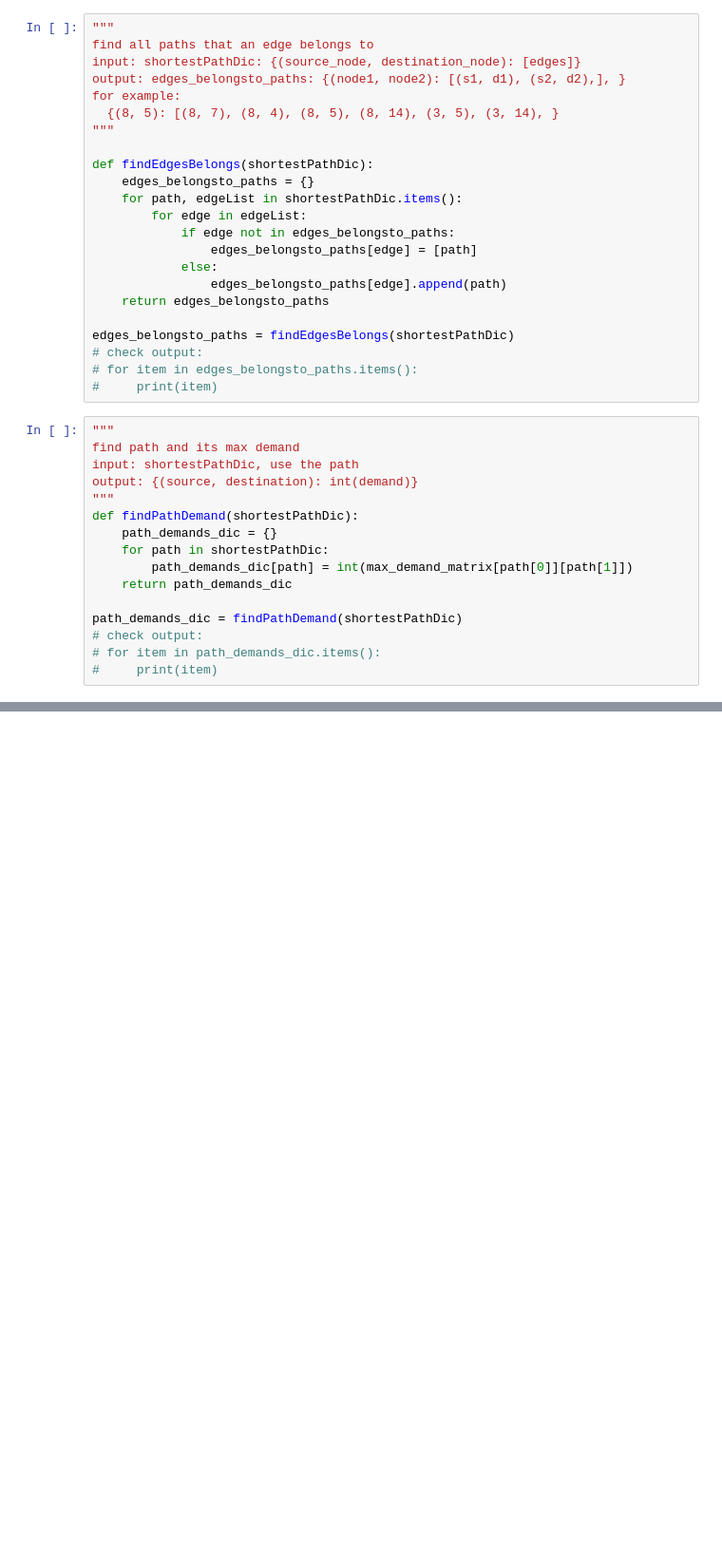
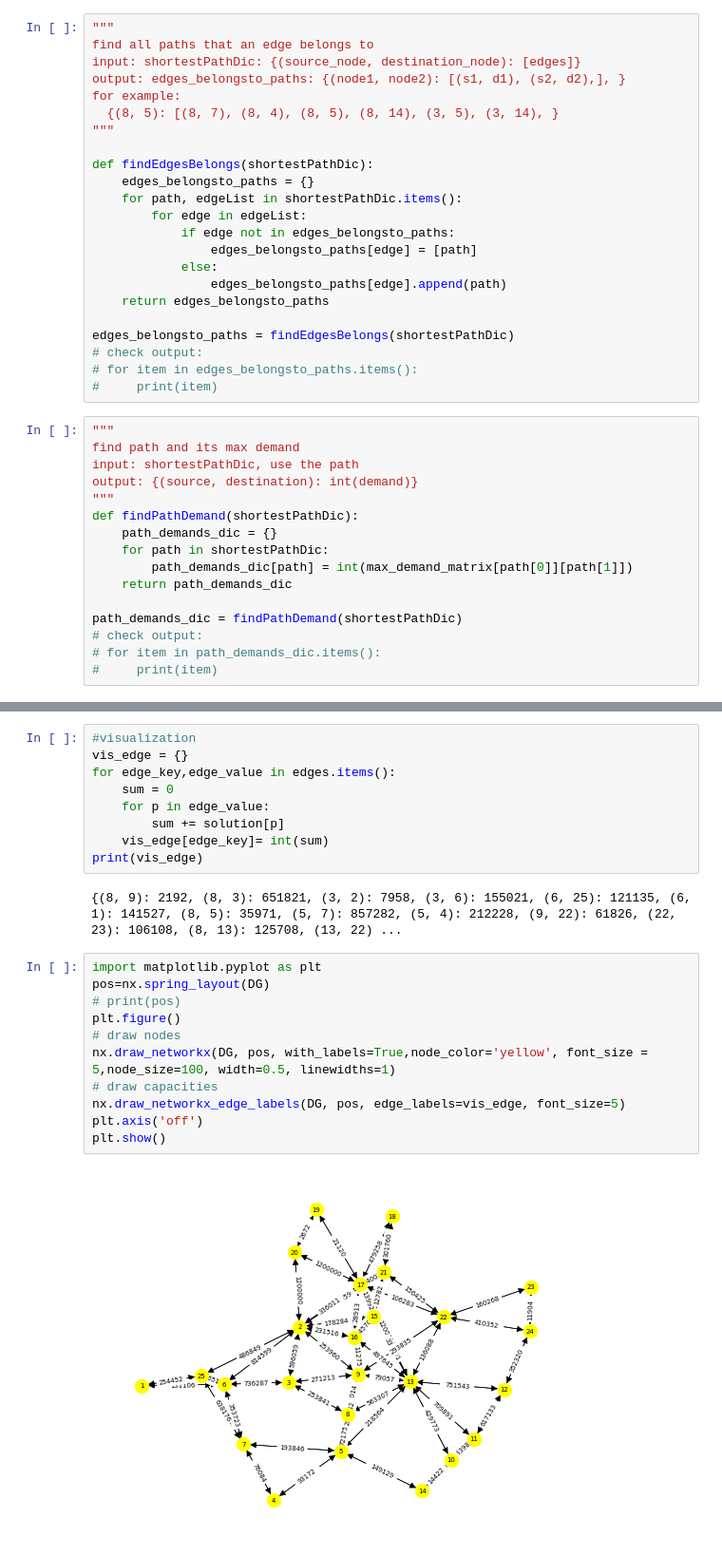
Before and after one commit to hans990807/CS5456_FinalProject, a Jupyter notebook: minMLU/minMLU.ipynb, the cells around one changed output, grey strips where cells are left out. Shown at 95% size. Saved outputs shown, nothing was run; the diff lists cells and outputs as text; blank space fills up the shorter version.

```diff
--- a/minMLU/minMLU.ipynb
+++ b/minMLU/minMLU.ipynb
@@ -297,0 +308,24 @@ NotImplementedError:
+# %%
+#visualization
+vis_edge = {}
+for edge_key,edge_value in edges.items():
+    sum = 0
+    for p in edge_value:
+        sum += solution[p]
+    vis_edge[edge_key]= int(sum)
+print(vis_edge)
+# %% [output]
+{(8, 9): 2192, (8, 3): 651821, (3, 2): 7958, (3, 6): 155021, (6, 25): 121135, (6, 1): 141527, (8, 5): 35971, (5, 7): 857282, (5, 4): 212228, (9, 22): 61826, (22, 23): 106108, (8, 13): 125708, (13, 22) ...
+# %%
+import matplotlib.pyplot as plt
+pos=nx.spring_layout(DG)
+# print(pos)
+plt.figure()
+# draw nodes
+nx.draw_networkx(DG, pos, with_labels=True,node_color='yellow', font_size = 5,node_size=100, width=0.5, linewidths=1)
+# draw capacities
+nx.draw_networkx_edge_labels(DG, pos, edge_labels=vis_edge, font_size=5)
+plt.axis('off')
+plt.show()
+# %% [output]
+[figure, added]
```
Also changed, not shown: parts of 3 cells of this notebook.
